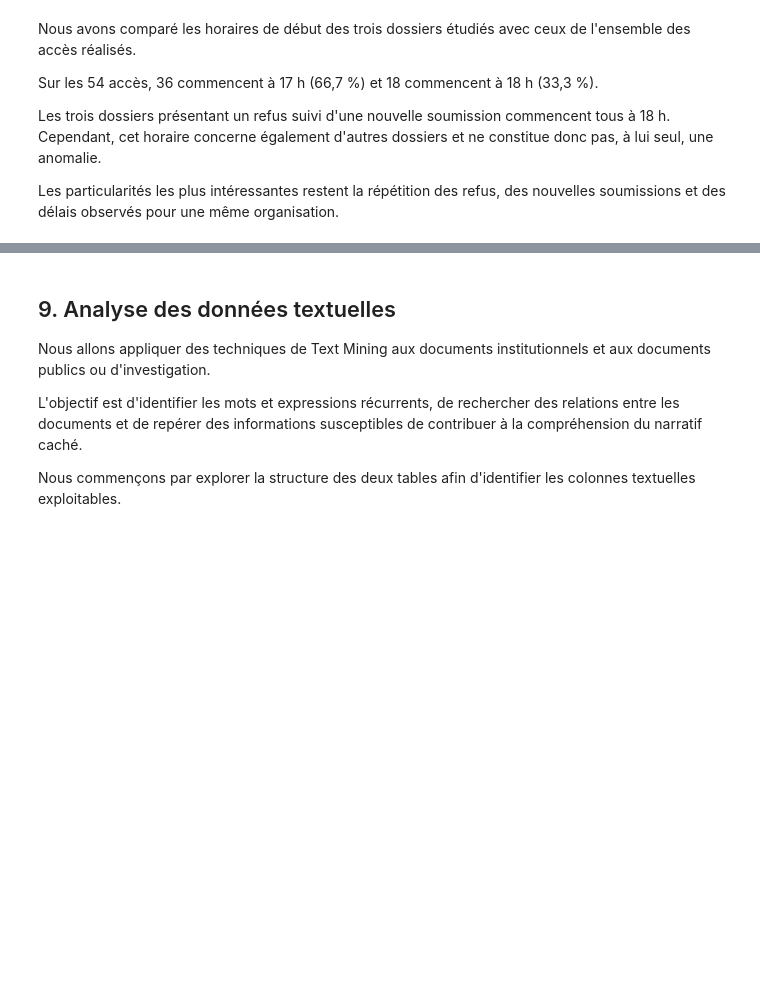
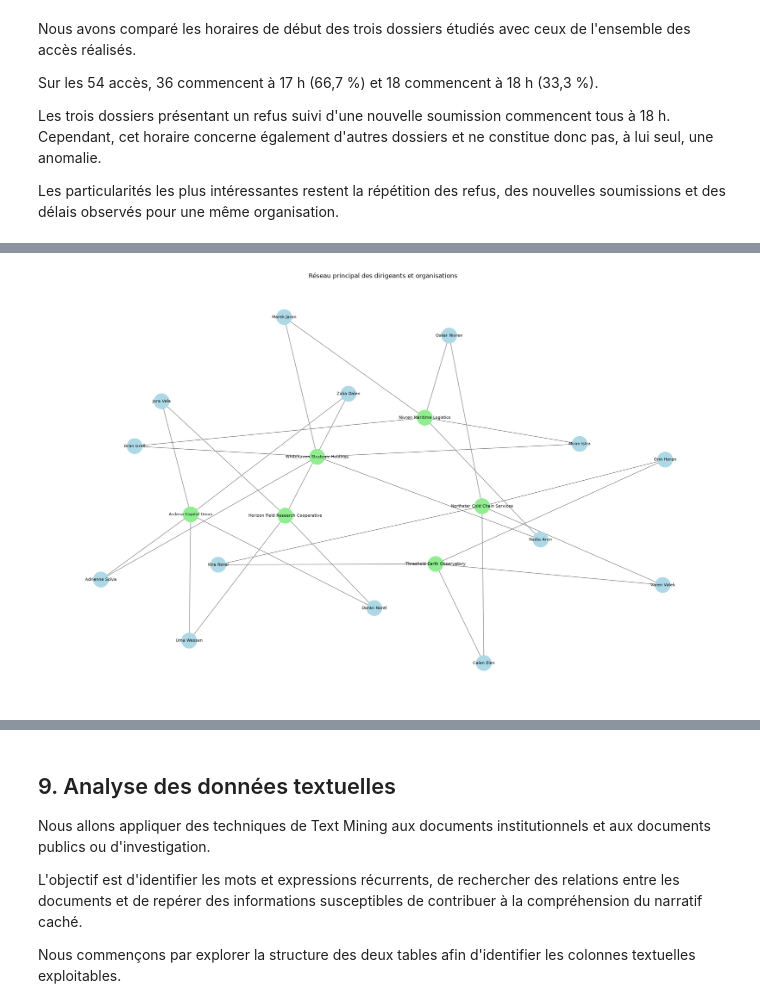
Before and after one commit to LeoMor1/20262027-UE-DataMining-Project, a Jupyter notebook: public.ipynb, the cells around one changed output, grey strips where cells are left out. Saved outputs shown, nothing was run; the diff lists cells and outputs as text; code cells hidden in the pictures; blank space fills up the shorter version.

```diff
--- a/public.ipynb
+++ b/public.ipynb
@@ -2774,0 +3257,48 @@ Nous avons ainsi limité notre analyse à la répartition des demandes par site
+# %%
+# Sélection de la plus grande composante
+composante_principale = max(composantes, key=len)
+G_principal = G_relations.subgraph(composante_principale).copy()
+
+# Récupérer les noms des entreprises
+noms_entreprises = dict(zip(
+    donnees_clean["registered_entities"]["registration_number"],
+    donnees_clean["registered_entities"]["legal_name"]
+))
+
+# Préparer les étiquettes
+etiquettes = {}
+
+for noeud in G_principal.nodes:
+    if G_principal.nodes[noeud]["type"] == "entreprise":
+        numero = noeud.replace("ENT_", "", 1)
+        etiquettes[noeud] = noms_entreprises.get(numero, numero)
+    else:
+        etiquettes[noeud] = G_principal.nodes[noeud]["label"]
+
+# Positionnement
+pos = nx.spring_layout(G_principal, seed=42, k=1.2)
+
+couleurs = [
+    "lightgreen" if G_principal.nodes[n]["type"] == "entreprise"
+    else "lightblue"
+    for n in G_principal.nodes
+]
+
+plt.figure(figsize=(19, 12))
+
+nx.draw_networkx(
+    G_principal,
+    pos,
+    labels=etiquettes,
+    node_color=couleurs,
+    node_size=900,
+    font_size=8,
+    edge_color="gray"
+)
+
+plt.title("Réseau principal des dirigeants et organisations")
+plt.axis("off")
+plt.tight_layout()
+plt.show()
+# %% [output]
+[figure, added]
```
Also changed, not shown: parts of 157 cells of this notebook.
